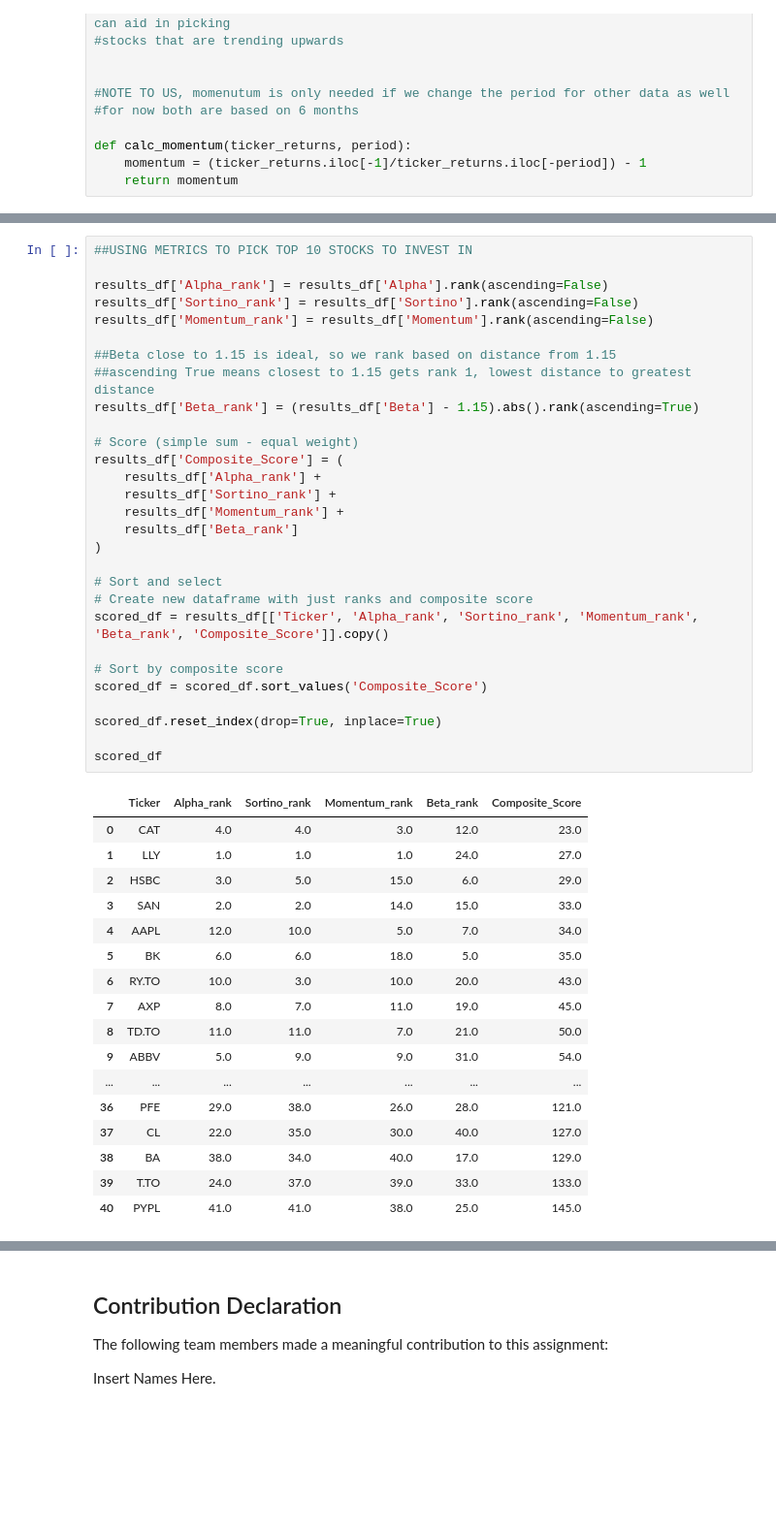
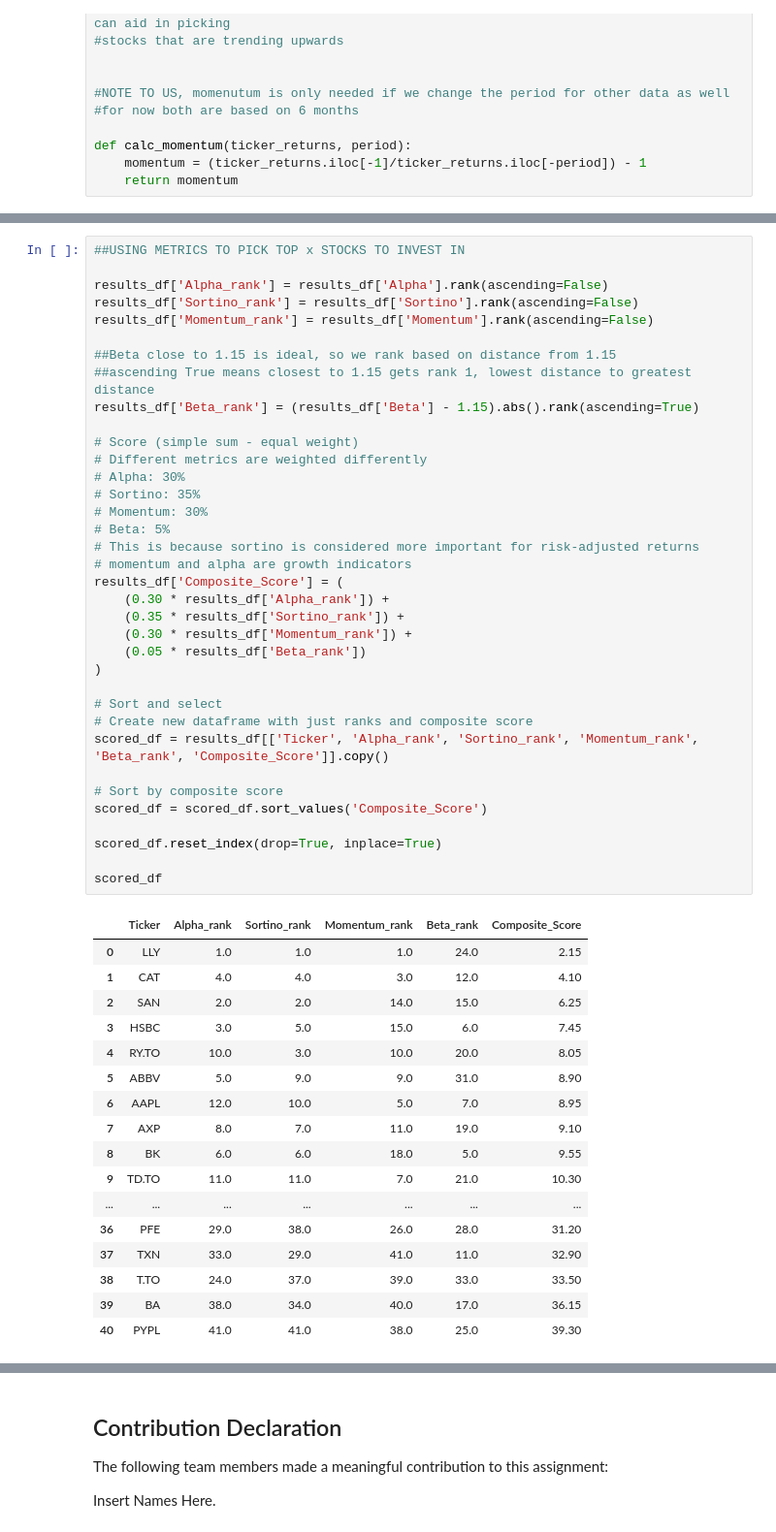
Before and after one commit to aadya-khanna/cfm-team-assignment, a Jupyter notebook: Team_14_Assignment.ipynb, the cells around one changed output, grey strips where cells are left out. Shown at 97% size. Drawn from its saved outputs; the diff is of its cells as text; blank space fills up the shorter version.

```diff
--- a/Team_14_Assignment.ipynb
+++ b/Team_14_Assignment.ipynb
@@ -464,50 +464,57 @@ results_df
 | 39 | BB.TO | -1.542552 | 1.764905 | 0.019121 | -0.226490 | 0.125241 |
 | 40 | PYPL | -2.016215 | 1.751297 | -0.039486 | -0.709992 | -0.161783 |
 # %%
-##USING METRICS TO PICK TOP 10 STOCKS TO INVEST IN
+##USING METRICS TO PICK TOP x STOCKS TO INVEST IN
 
 results_df['Alpha_rank'] = results_df['Alpha'].rank(ascending=False)
 results_df['Sortino_rank'] = results_df['Sortino'].rank(ascending=False)
 results_df['Momentum_rank'] = results_df['Momentum'].rank(ascending=False)
 
 ##Beta close to 1.15 is ideal, so we rank based on distance from 1.15
 ##ascending True means closest to 1.15 gets rank 1, lowest distance to greatest distance
 results_df['Beta_rank'] = (results_df['Beta'] - 1.15).abs().rank(ascending=True)
 
 # Score (simple sum - equal weight)
+# Different metrics are weighted differently
+# Alpha: 30%
+# Sortino: 35%
+# Momentum: 30%
+# Beta: 5%
+# This is because sortino is considered more important for risk-adjusted returns
+# momentum and alpha are growth indicators
 results_df['Composite_Score'] = (
-    results_df['Alpha_rank'] +
-    results_df['Sortino_rank'] +
-    results_df['Momentum_rank'] +
-    results_df['Beta_rank']
+    (0.30 * results_df['Alpha_rank']) +
+    (0.35 * results_df['Sortino_rank']) +
+    (0.30 * results_df['Momentum_rank']) +
+    (0.05 * results_df['Beta_rank'])
 )
 
 # Sort and select
 # Create new dataframe with just ranks and composite score
 scored_df = results_df[['Ticker', 'Alpha_rank', 'Sortino_rank', 'Momentum_rank', 'Beta_rank', 'Composite_Score']].copy()
 
 # Sort by composite score
 scored_df = scored_df.sort_values('Composite_Score')
 
 scored_df.reset_index(drop=True, inplace=True)
 
 scored_df
 # %% [output]
 |  | Ticker | Alpha_rank | Sortino_rank | Momentum_rank | Beta_rank | Composite_Score |
-| 0 | CAT | 4.0 | 4.0 | 3.0 | 12.0 | 23.0 |
-| 1 | LLY | 1.0 | 1.0 | 1.0 | 24.0 | 27.0 |
-| 2 | HSBC | 3.0 | 5.0 | 15.0 | 6.0 | 29.0 |
-| 3 | SAN | 2.0 | 2.0 | 14.0 | 15.0 | 33.0 |
-| 4 | AAPL | 12.0 | 10.0 | 5.0 | 7.0 | 34.0 |
-| 5 | BK | 6.0 | 6.0 | 18.0 | 5.0 | 35.0 |
-| 6 | RY.TO | 10.0 | 3.0 | 10.0 | 20.0 | 43.0 |
-| 7 | AXP | 8.0 | 7.0 | 11.0 | 19.0 | 45.0 |
-| 8 | TD.TO | 11.0 | 11.0 | 7.0 | 21.0 | 50.0 |
-| 9 | ABBV | 5.0 | 9.0 | 9.0 | 31.0 | 54.0 |
+| 0 | LLY | 1.0 | 1.0 | 1.0 | 24.0 | 2.15 |
+| 1 | CAT | 4.0 | 4.0 | 3.0 | 12.0 | 4.10 |
+| 2 | SAN | 2.0 | 2.0 | 14.0 | 15.0 | 6.25 |
+| 3 | HSBC | 3.0 | 5.0 | 15.0 | 6.0 | 7.45 |
+| 4 | RY.TO | 10.0 | 3.0 | 10.0 | 20.0 | 8.05 |
+| 5 | ABBV | 5.0 | 9.0 | 9.0 | 31.0 | 8.90 |
+| 6 | AAPL | 12.0 | 10.0 | 5.0 | 7.0 | 8.95 |
+| 7 | AXP | 8.0 | 7.0 | 11.0 | 19.0 | 9.10 |
+| 8 | BK | 6.0 | 6.0 | 18.0 | 5.0 | 9.55 |
+| 9 | TD.TO | 11.0 | 11.0 | 7.0 | 21.0 | 10.30 |
 | ... | ... | ... | ... | ... | ... | ... |
-| 36 | PFE | 29.0 | 38.0 | 26.0 | 28.0 | 121.0 |
-| 37 | CL | 22.0 | 35.0 | 30.0 | 40.0 | 127.0 |
-| 38 | BA | 38.0 | 34.0 | 40.0 | 17.0 | 129.0 |
-| 39 | T.TO | 24.0 | 37.0 | 39.0 | 33.0 | 133.0 |
-| 40 | PYPL | 41.0 | 41.0 | 38.0 | 25.0 | 145.0 |
+| 36 | PFE | 29.0 | 38.0 | 26.0 | 28.0 | 31.20 |
+| 37 | TXN | 33.0 | 29.0 | 41.0 | 11.0 | 32.90 |
+| 38 | T.TO | 24.0 | 37.0 | 39.0 | 33.0 | 33.50 |
+| 39 | BA | 38.0 | 34.0 | 40.0 | 17.0 | 36.15 |
+| 40 | PYPL | 41.0 | 41.0 | 38.0 | 25.0 | 39.30 |
 # %%
```
Also changed, not shown: parts of 8 cells of this notebook.
